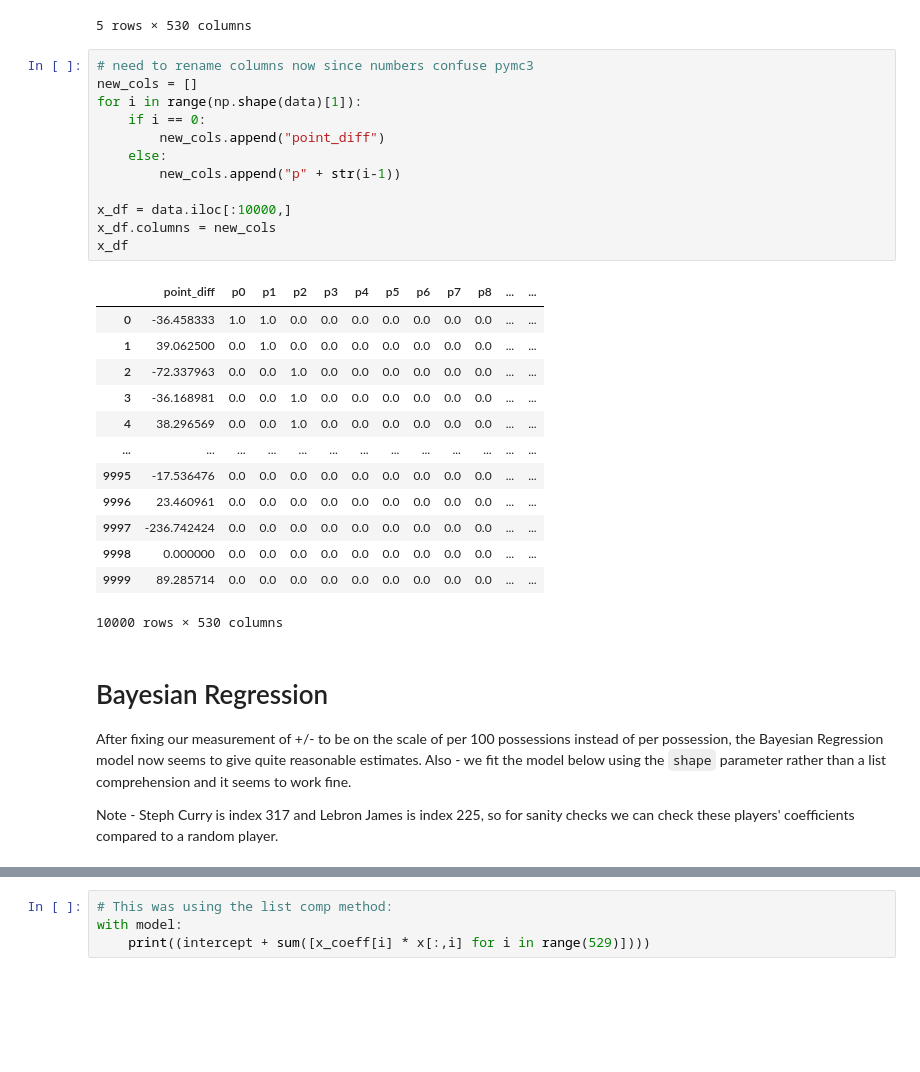
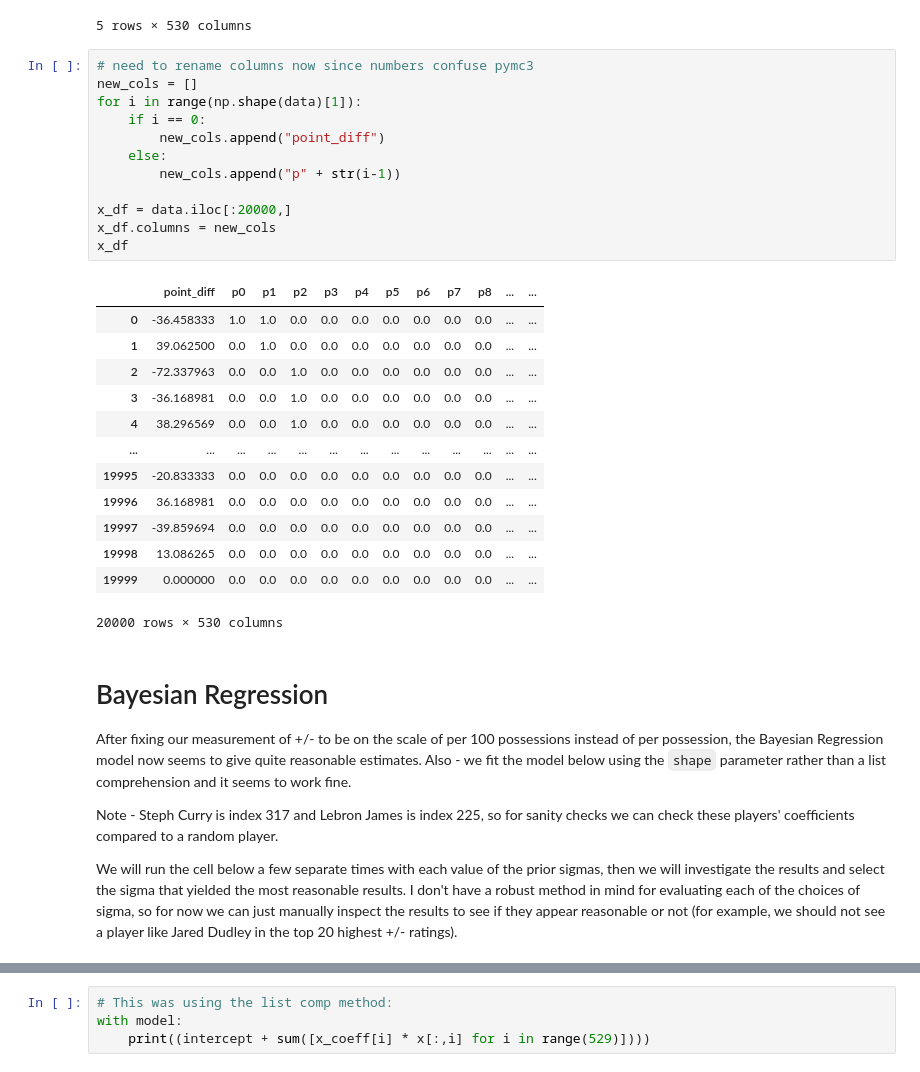
Before and after one commit to coly1119/NBA-Project, a Jupyter notebook: src/Bayesian_reg_2.ipynb, the cells around one changed output, grey strips where cells are left out. Cells and saved outputs as stored; diff of their text form; blank space fills up the shorter version.

Commit message:
made some changes - tested a few different values of sigma

```diff
--- a/src/Bayesian_reg_2.ipynb
+++ b/src/Bayesian_reg_2.ipynb
@@ -49,35 +53,38 @@ data.head()
 # %%
 # need to rename columns now since numbers confuse pymc3
 new_cols = []
 for i in range(np.shape(data)[1]):
     if i == 0:
         new_cols.append("point_diff")
     else:
         new_cols.append("p" + str(i-1))
 
-x_df = data.iloc[:10000,]
+x_df = data.iloc[:20000,]
 x_df.columns = new_cols
 x_df
 # %% [output]
 |  | point_diff | p0 | p1 | p2 | p3 | p4 | p5 | p6 | p7 | p8 | ... | ... |
 | 0 | -36.458333 | 1.0 | 1.0 | 0.0 | 0.0 | 0.0 | 0.0 | 0.0 | 0.0 | 0.0 | ... | ... |
 | 1 | 39.062500 | 0.0 | 1.0 | 0.0 | 0.0 | 0.0 | 0.0 | 0.0 | 0.0 | 0.0 | ... | ... |
 | 2 | -72.337963 | 0.0 | 0.0 | 1.0 | 0.0 | 0.0 | 0.0 | 0.0 | 0.0 | 0.0 | ... | ... |
 | 3 | -36.168981 | 0.0 | 0.0 | 1.0 | 0.0 | 0.0 | 0.0 | 0.0 | 0.0 | 0.0 | ... | ... |
 | 4 | 38.296569 | 0.0 | 0.0 | 1.0 | 0.0 | 0.0 | 0.0 | 0.0 | 0.0 | 0.0 | ... | ... |
 | ... | ... | ... | ... | ... | ... | ... | ... | ... | ... | ... | ... | ... |
-| 9995 | -17.536476 | 0.0 | 0.0 | 0.0 | 0.0 | 0.0 | 0.0 | 0.0 | 0.0 | 0.0 | ... | ... |
-| 9996 | 23.460961 | 0.0 | 0.0 | 0.0 | 0.0 | 0.0 | 0.0 | 0.0 | 0.0 | 0.0 | ... | ... |
-| 9997 | -236.742424 | 0.0 | 0.0 | 0.0 | 0.0 | 0.0 | 0.0 | 0.0 | 0.0 | 0.0 | ... | ... |
-| 9998 | 0.000000 | 0.0 | 0.0 | 0.0 | 0.0 | 0.0 | 0.0 | 0.0 | 0.0 | 0.0 | ... | ... |
-| 9999 | 89.285714 | 0.0 | 0.0 | 0.0 | 0.0 | 0.0 | 0.0 | 0.0 | 0.0 | 0.0 | ... | ... |
+| 19995 | -20.833333 | 0.0 | 0.0 | 0.0 | 0.0 | 0.0 | 0.0 | 0.0 | 0.0 | 0.0 | ... | ... |
+| 19996 | 36.168981 | 0.0 | 0.0 | 0.0 | 0.0 | 0.0 | 0.0 | 0.0 | 0.0 | 0.0 | ... | ... |
+| 19997 | -39.859694 | 0.0 | 0.0 | 0.0 | 0.0 | 0.0 | 0.0 | 0.0 | 0.0 | 0.0 | ... | ... |
+| 19998 | 13.086265 | 0.0 | 0.0 | 0.0 | 0.0 | 0.0 | 0.0 | 0.0 | 0.0 | 0.0 | ... | ... |
+| 19999 | 0.000000 | 0.0 | 0.0 | 0.0 | 0.0 | 0.0 | 0.0 | 0.0 | 0.0 | 0.0 | ... | ... |
-10000 rows × 530 columns
+20000 rows × 530 columns
 # %% [markdown]
 # Bayesian Regression
 
 After fixing our measurement of +/- to be on the scale of per 100 possessions instead of per possession, the Bayesian Regression model now seems to give quite reasonable estimates. Also - we fit the model below using the `shape` parameter rather than a list comprehension and it seems to work fine.
 
 Note - Steph Curry is index 317 and Lebron James is index 225, so for sanity checks we can check these players' coefficients compared to a random player.
+
+
+We will run the cell below a few separate times with each value of the prior sigmas, then we will investigate the results and select the sigma that yielded the most reasonable results. I don't have a robust method in mind for evaluating each of the choices of sigma, so for now we can just manually inspect the results to see if they appear reasonable or not (for example, we should not see a player like Jared Dudley in the top 20 highest +/- ratings).
 # %%
 x = np.array(x_df.iloc[:,1:])
 y = np.array(x_df.iloc[:,0])
```
Also changed, not shown: parts of 19 cells of this notebook.
